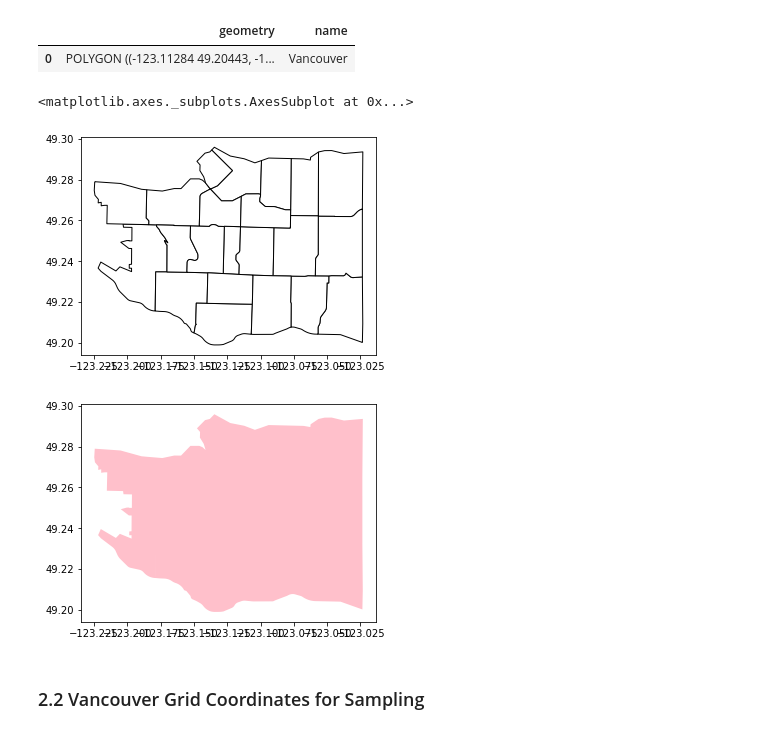
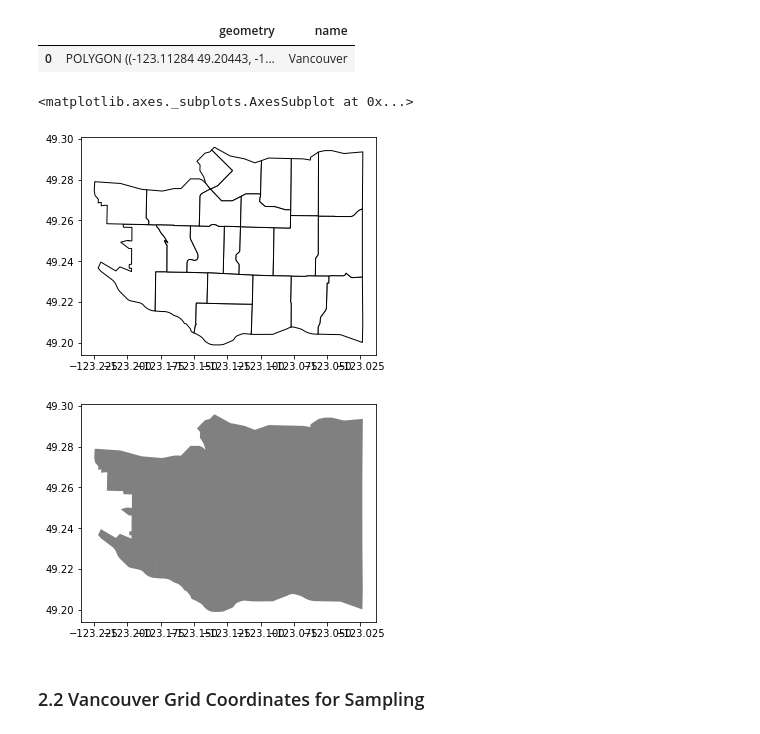
Before and after one commit to seankaczanowski/vancouver-coffee-community-ecology, a Jupyter notebook: Vancouver_Coffee_Community_Ecology.ipynb, the cells around one changed output. Saved outputs shown, nothing was run; the diff lists cells and outputs as text; code cells hidden in the pictures.

```diff
--- a/Vancouver_Coffee_Community_Ecology.ipynb
+++ b/Vancouver_Coffee_Community_Ecology.ipynb
@@ -199,7 +199,7 @@ van_polygons_gdf.head()
 # %%
 # Create a single Vancouver polygon from neighborhood polygons using geopandas dissolve function
 van_city_polygon_gdf = van_polygons_gdf.dissolve()
-van_city_polygon_gdf = van_polygons_gdf.dissolve()
+van_city_polygon_gdf = van_city_polygon_gdf.dissolve()
 van_city_polygon_gdf = van_city_polygon_gdf[['geometry', 'name']]
 van_city_polygon_gdf['name'] = 'Vancouver'
 van_city_polygon_gdf
@@ -209,11 +209,11 @@ van_city_polygon_gdf
 # %%
 # Test maps of neighborhood polygons and city polygon
 van_polygons_gdf.plot(color='white', edgecolor='black')
-van_city_polygon_gdf.plot(color='pink')
+van_city_polygon_gdf.plot(color='grey')
 # %% [output]
 <matplotlib.axes._subplots.AxesSubplot at 0x...>
 [figure]
-[figure, old version]
+[figure, new version]
 # %% [markdown]
 ### 2.2 Vancouver Grid Coordinates for Sampling
 # %%
```
